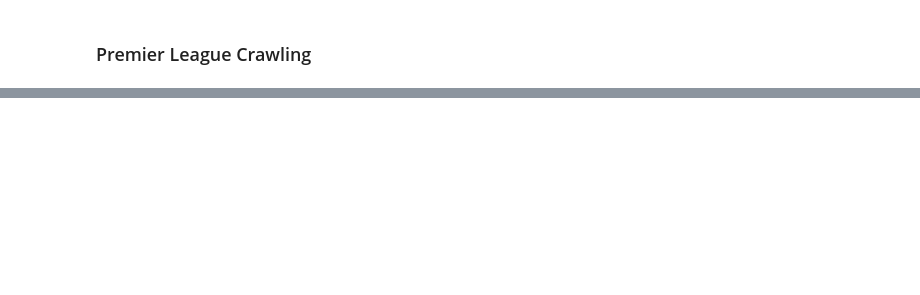
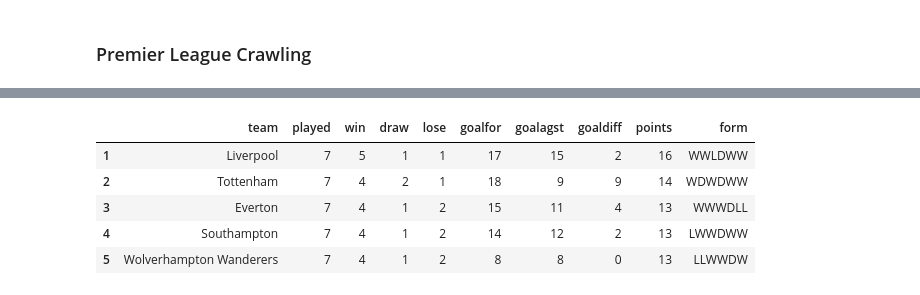
Before and after one commit to timeno10/how_to_use, a Jupyter notebook: 02_crawling_table_data.ipynb, the cells around one changed output, grey strips where cells are left out. Saved outputs shown, nothing was run; the diff lists cells and outputs as text; code cells hidden in the pictures; blank space fills up the shorter version.

```diff
--- a/02_crawling_table_data.ipynb
+++ b/02_crawling_table_data.ipynb
@@ -55,0 +63,9 @@ table_df
+# %%
+table_df.head()
+# %% [output]
+|  | team | played | win | draw | lose | goalfor | goalagst | goaldiff | points | form |
+| 1 | Liverpool | 7 | 5 | 1 | 1 | 17 | 15 | 2 | 16 | WWLDWW |
+| 2 | Tottenham | 7 | 4 | 2 | 1 | 18 | 9 | 9 | 14 | WDWDWW |
+| 3 | Everton | 7 | 4 | 1 | 2 | 15 | 11 | 4 | 13 | WWWDLL |
+| 4 | Southampton | 7 | 4 | 1 | 2 | 14 | 12 | 2 | 13 | LWWDWW |
+| 5 | Wolverhampton Wanderers | 7 | 4 | 1 | 2 | 8 | 8 | 0 | 13 | LLWWDW |
```
Also changed, not shown: parts of 5 cells of this notebook.
